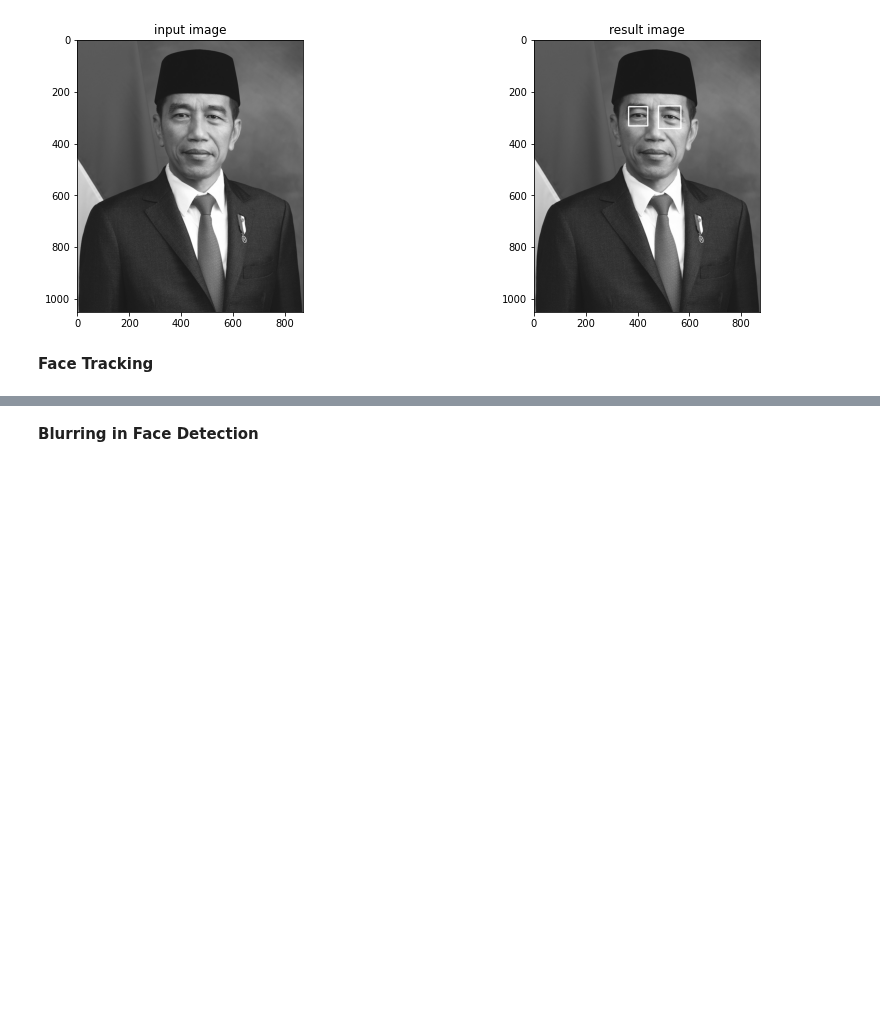
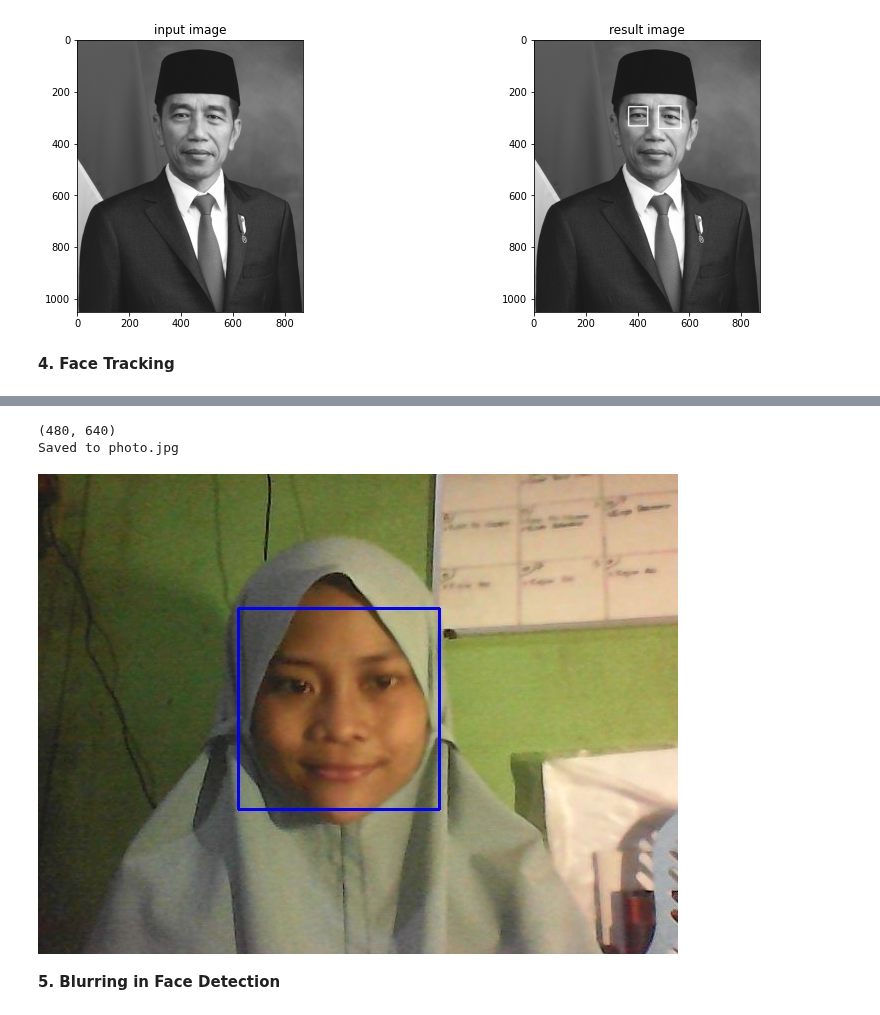
Before and after one commit to rizkinahayyuni/PCVK_Genap_2022, a Jupyter notebook: Modul12.ipynb, the cells around one changed output, grey strips where cells are left out. Saved outputs shown, nothing was run; the diff lists cells and outputs as text; code cells hidden in the pictures; blank space fills up the shorter version.

```diff
--- a/Modul12.ipynb
+++ b/Modul12.ipynb
@@ -95,4 +95,4 @@ axarr[1].imshow(convert_to_RGB(jokowi_gray)), axarr[1].set_title("result image")
  Text(0.5, 1.0, 'result image'))
 [figure]
 # %% [markdown]
-**Face Tracking**
+**4. Face Tracking**
@@ -98,0 +134,3 @@ axarr[1].imshow(convert_to_RGB(jokowi_gray)), axarr[1].set_title("result image")
+# %%
+# initialize the Haar Cascade face detection model
+face_cascade = cv.CascadeClassifier('/content/drive/MyDrive/DATA/haarcascades/haarcascade_frontalface_default.xml')
@@ -98,0 +188,13 @@ axarr[1].imshow(convert_to_RGB(jokowi_gray)), axarr[1].set_title("result image")
+# %%
+# take photo from webcamera
+try:
+  filename = take_photo('photo.jpg')
+  print('Saved to {}'.format(filename))
+
+  # Show the image which was just taken.
+  display(Image(filename))
+except Exception as err:
+  # Errors will be thrown if the user does not have a webcam or if they do not
+  # grant the page permission to access it.
+  print(str(err))
+# %% [output]
@@ -99,2 +202,5 @@ axarr[1].imshow(convert_to_RGB(jokowi_gray)), axarr[1].set_title("result image")
+(480, 640)
+Saved to photo.jpg
+[figure, added]
 # %% [markdown]
-**Blurring in Face Detection**
+**5. Blurring in Face Detection**
```
Also changed, not shown: parts of 6 cells of this notebook.
